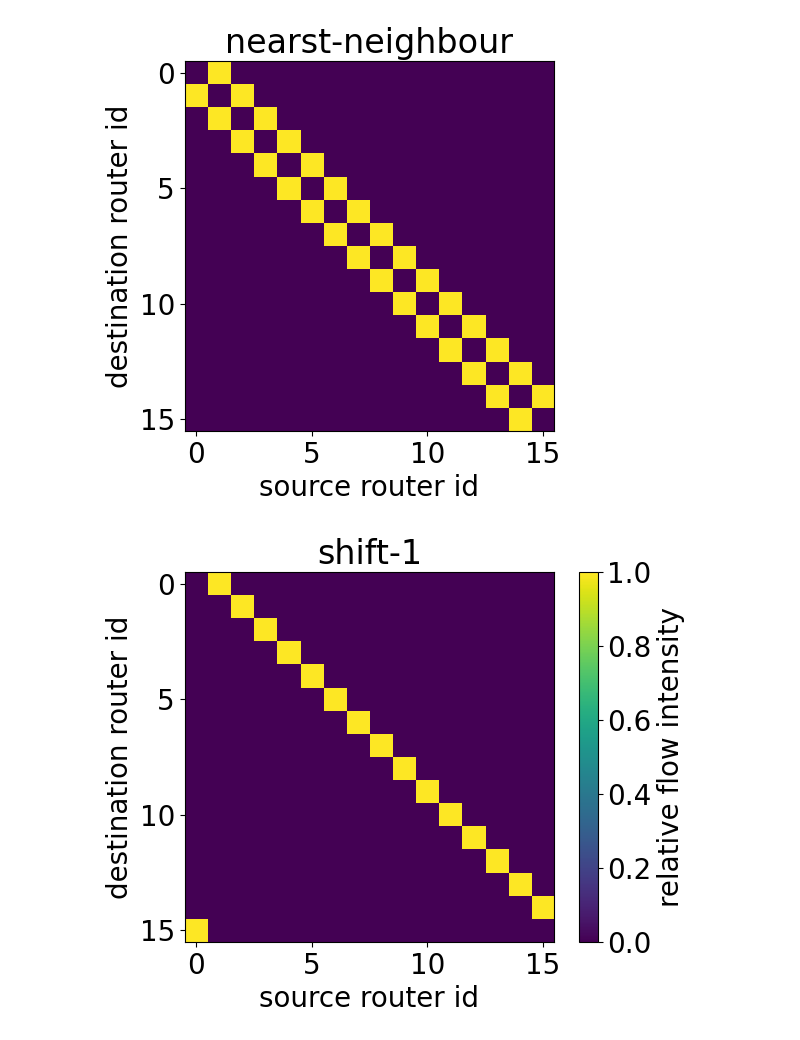
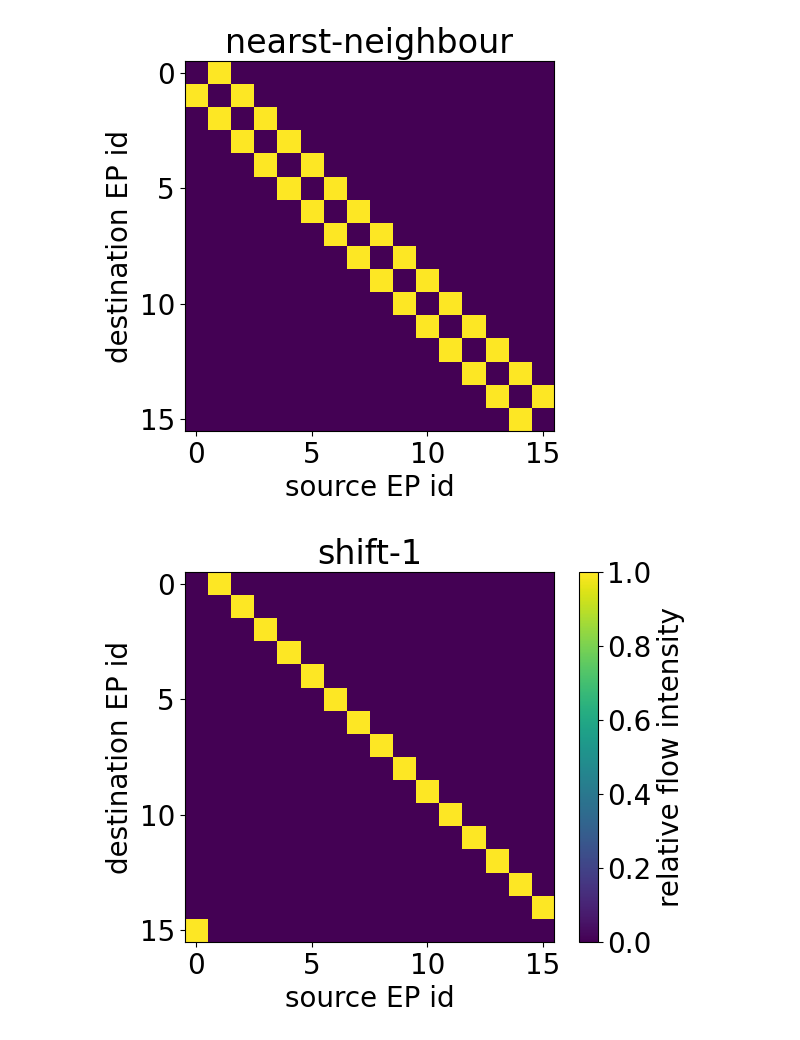
Before and after one commit to ziyuezzy/Nexullance, a Jupyter notebook: traffic_demand_matrix_illusrations.ipynb, the cells around one changed output. Drawn from its saved outputs; the diff is of its cells as text; code cells hidden in the pictures.

```diff
--- a/traffic_demand_matrix_illusrations.ipynb
+++ b/traffic_demand_matrix_illusrations.ipynb
@@ -5,6 +5,7 @@ import matplotlib.pyplot as plt
 plt.rcParams.update({'font.size': 20})
 # %%
 V = 8
-D = 2
+D = 3
+EPR = (D+1)//2
 # %%
 # show the 2D array as a heatmap
@@ -19,22 +20,22 @@ plt.show()
 # %%
 # show the 2D array as a heatmap
-plt.imshow(gl.generate_diagonal_traffic_pattern(V, D, 1))
+plt.imshow(gl.generate_diagonal_traffic_pattern(V, EPR, 1))
 # plt.colorbar(label='relative flow intensity')
-plt.xlabel('source router id')
-plt.ylabel('destination router id')
+plt.xlabel('source EP id')
+plt.ylabel('destination EP id')
 plt.title('nearst-neighbour')
 plt.show()
 # %% [output]
-[figure, old version]
+[figure, new version]
 # %%
 # show the 2D array as a heatmap
-plt.imshow(gl.generate_shift_traffic_pattern(V, D, 1))
+plt.imshow(gl.generate_shift_traffic_pattern(V, EPR, 1))
 plt.colorbar(label='relative flow intensity')
-plt.xlabel('source router id')
-plt.ylabel('destination router id')
+plt.xlabel('source EP id')
+plt.ylabel('destination EP id')
 plt.title('shift-1')
 plt.show()
 # %% [output]
-[figure, old version]
+[figure, new version]
 # %%
 # show the 2D array as a heatmap
```
Also changed, not shown: parts of 4 cells of this notebook, 21 other files.
